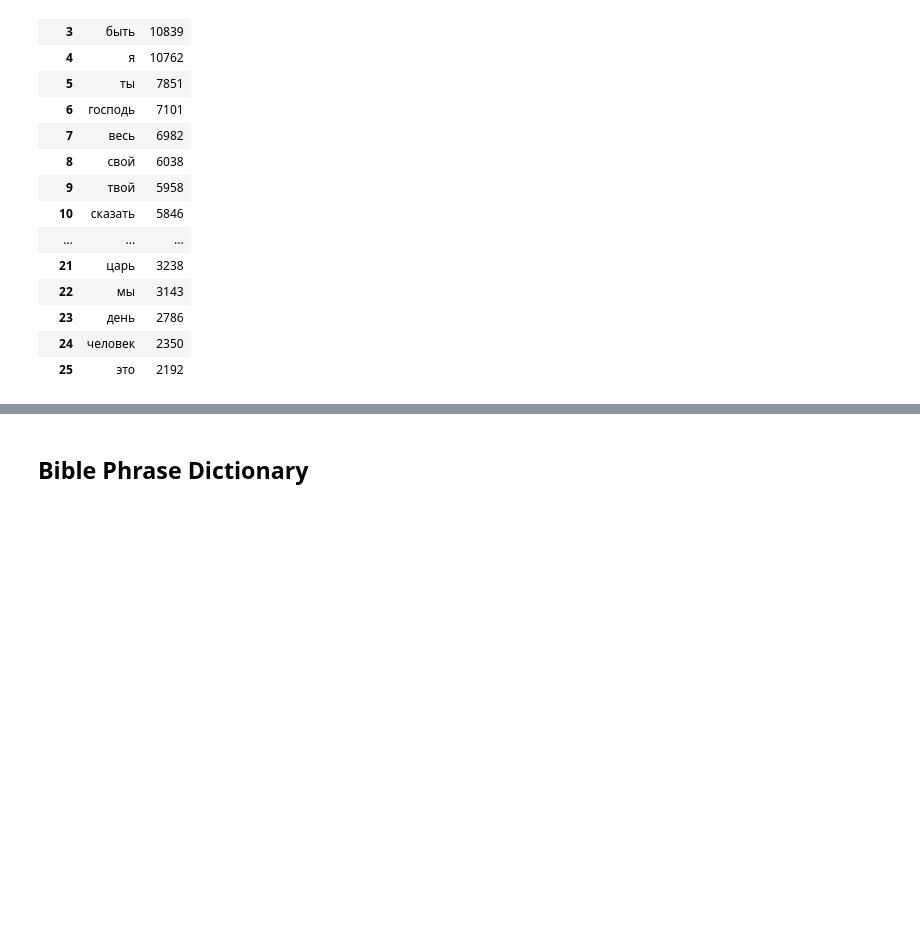
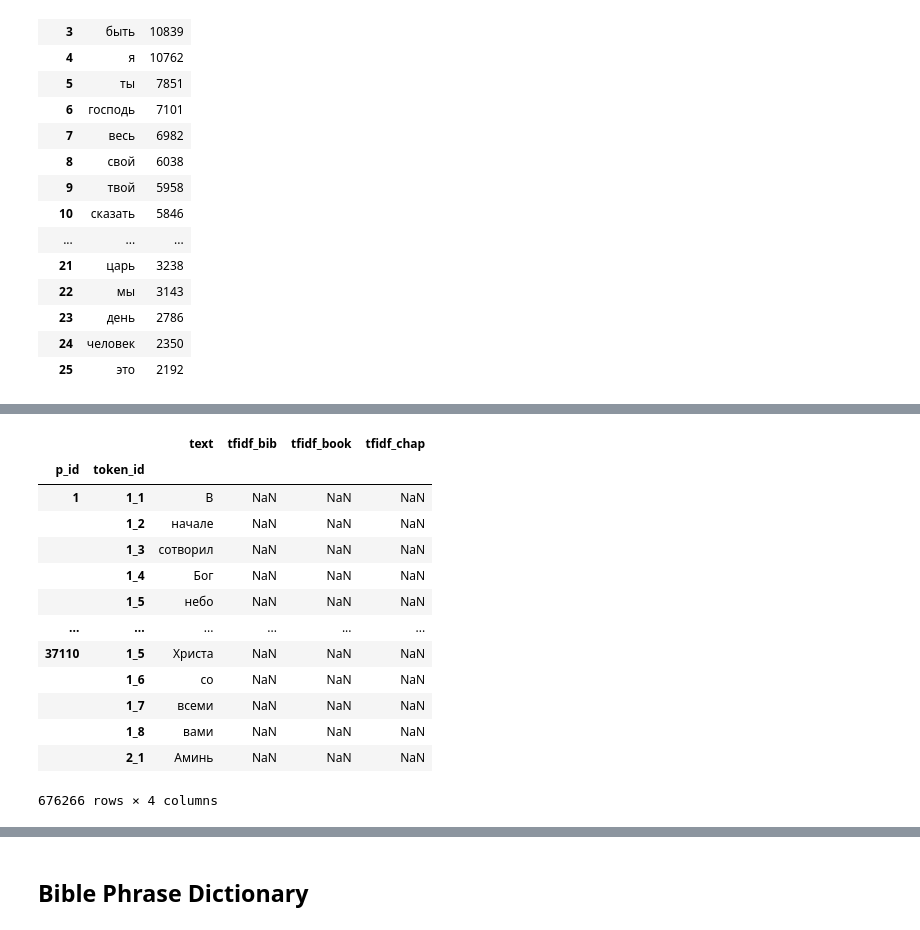
Before and after one commit to kollektivminds/russian-literary-bible, a Jupyter notebook: bible_processing.ipynb, the cells around one changed output, grey strips where cells are left out. Cells and saved outputs as stored; diff of their text form; code cells hidden in the pictures; blank space fills up the shorter version.

Commit message:
tfidf, chap lines

```diff
--- a/bible_processing.ipynb
+++ b/bible_processing.ipynb
@@ -391,0 +406,18 @@ VocabDf.iloc[:25]#.plot(x='rank')
+# %%
+TfIdfDf = TokenDf.reindex(columns=['text', 'tfidf_bib', 'tfidf_book', 'tfidf_chap'])
+TfIdfDf
+# %% [output]
+|  |  | text | tfidf_bib | tfidf_book | tfidf_chap |
+| p_id | token_id |  |  |  |  |
+| 1 | 1_1 | В | NaN | NaN | NaN |
+|  | 1_2 | начале | NaN | NaN | NaN |
+|  | 1_3 | сотворил | NaN | NaN | NaN |
+|  | 1_4 | Бог | NaN | NaN | NaN |
+|  | 1_5 | небо | NaN | NaN | NaN |
+| ... | ... | ... | ... | ... | ... |
+| 37110 | 1_5 | Христа | NaN | NaN | NaN |
+|  | 1_6 | со | NaN | NaN | NaN |
+|  | 1_7 | всеми | NaN | NaN | NaN |
+|  | 1_8 | вами | NaN | NaN | NaN |
+|  | 2_1 | Аминь | NaN | NaN | NaN |
+676266 rows × 4 columns
```
Also changed, not shown: parts of 11 cells of this notebook.
